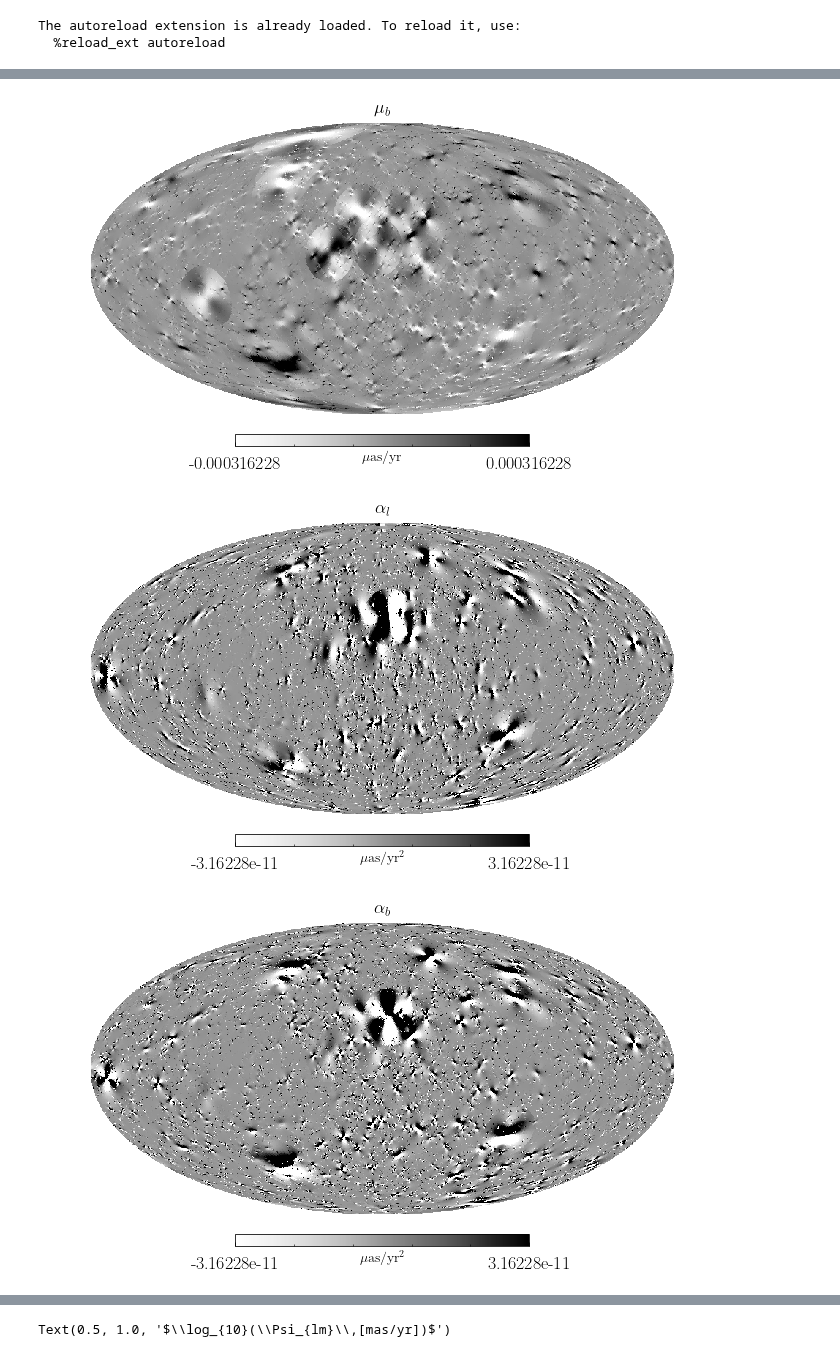
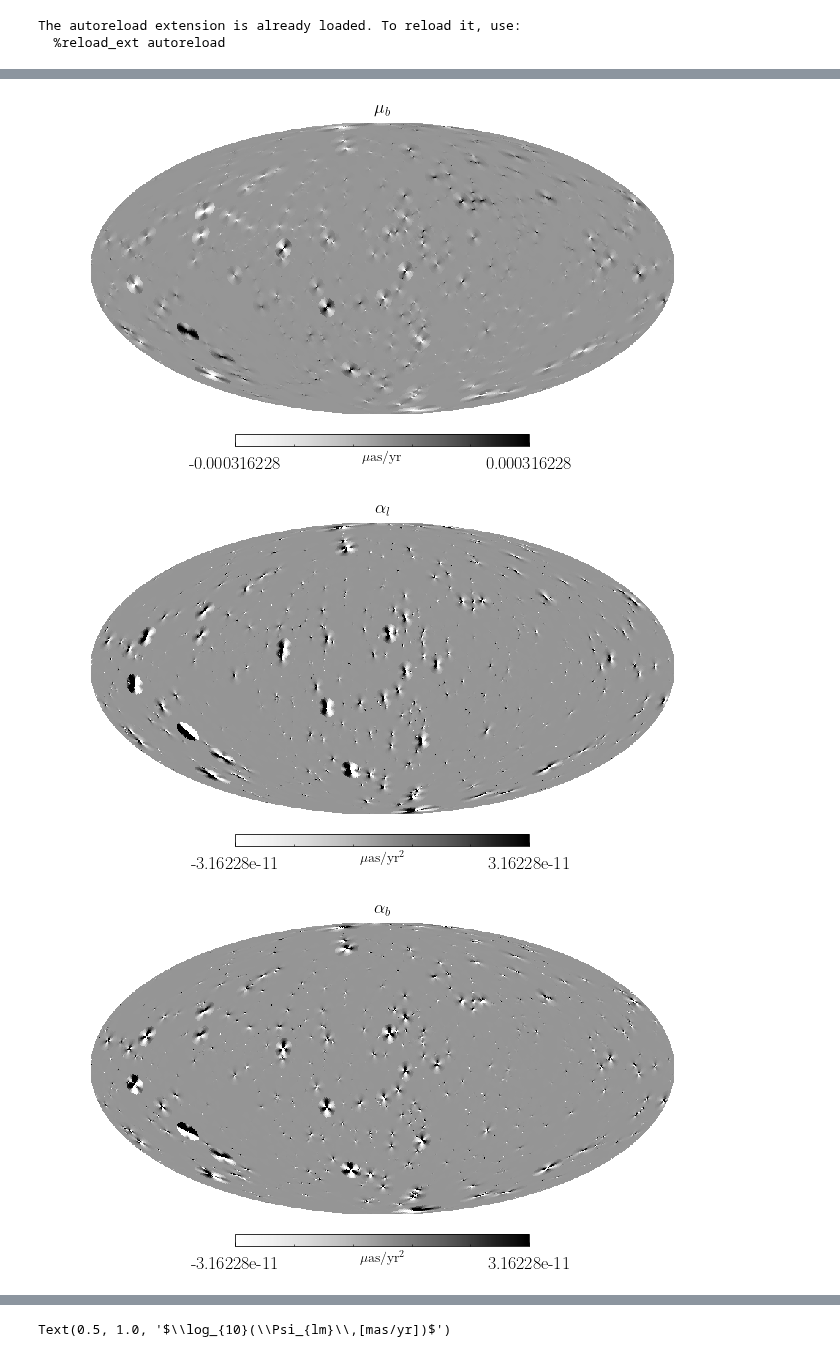
Before and after one commit to smsharma/astrometry-lensing-correlations, a Jupyter notebook: Simulations/SubhaloSample.ipynb, the cells around one changed output, grey strips where cells are left out. Cells and saved outputs as stored; diff of their text form; code cells hidden in the pictures.

```diff
--- a/Simulations/SubhaloSample.ipynb
+++ b/Simulations/SubhaloSample.ipynb
@@ -51,3 +21,18 @@ norm* quad(lambda m: dndm(m), 1e6,1e10)[0]
+# %%
+max_sep = 10
+nside = 128
+lmax = 3*nside - 1
+
+sim = QuasarSim(max_sep=max_sep,
+                verbose=True,
+                sim_uniform=True, nside=nside, calc_powerspecs=True,
+                do_alpha=True)
+
+sim.set_mass_distribution(sim.rho_M_SI, f_DM=0.5, M_min=1e5*M_s, M_max=1e10*M_s, alpha=-1.9)
+sim.set_radial_distribution(sim.r2rho_V_ein_EAQ, R_min=1*kpc, R_max=260*kpc)
+sim.set_subhalo_properties(sim.c200_Moline)
+
+sim.analysis_pipeline()
 # %%
 cmap = cmaps.Greys
 cmap.set_under('w')
@@ -55,14 +40,8 @@ cmap.set_under('w')
 maxx = 10**(-3.5)
 maxx_a = 10**(-10.5)
 # %%
-for i in range((nsim)):
-
-    hp.mollview(1e6*sim[i].mu_qsrs[:,0],max=maxx, min=-maxx, title="$\mu_l$", unit='$\mu$as/yr', cmap=cmap)
-    plt.savefig("mu_l.pdf")
-    hp.mollview(1e6*sim[i].mu_qsrs[:,1],max=maxx, min=-maxx, title="$\mu_b$", unit='$\mu$as/yr', cmap=cmap)
-    plt.savefig("mu_b.pdf")
-    hp.mollview(1e6*sim[i].alpha_qsrs[:,0],max=maxx_a, min=-maxx_a, title="$\\alpha_l$", unit='$\mu$as/yr$^2$', cmap=cmap)
-    plt.savefig("alpha_l.pdf")
-    hp.mollview(1e6*sim[i].alpha_qsrs[:,1],max=maxx_a, min=-maxx_a, title="$\\alpha_b$", unit='$\mu$as/yr$^2$', cmap=cmap)
-    plt.savefig("alpha_b.pdf")
+hp.mollview(1e6*sim.mu_qsrs[:,0],max=maxx, min=-maxx, title="$\mu_l$", unit='$\mu$as/yr', cmap=cmap)
+hp.mollview(1e6*sim.mu_qsrs[:,1],max=maxx, min=-maxx, title="$\mu_b$", unit='$\mu$as/yr', cmap=cmap)
+hp.mollview(1e6*sim.alpha_qsrs[:,0],max=maxx_a, min=-maxx_a, title="$\\alpha_l$", unit='$\mu$as/yr$^2$', cmap=cmap)
+hp.mollview(1e6*sim.alpha_qsrs[:,1],max=maxx_a, min=-maxx_a, title="$\\alpha_b$", unit='$\mu$as/yr$^2$', cmap=cmap)
 # %% [output]
@@ -70,3 +49,3 @@ for i in range((nsim)):
-[figure, old version]
+[figure, new version]
-[figure, old version]
+[figure, new version]
-[figure, old version]
+[figure, new version]
```
Also changed, not shown: parts of 9 cells of this notebook, 15 other files.
